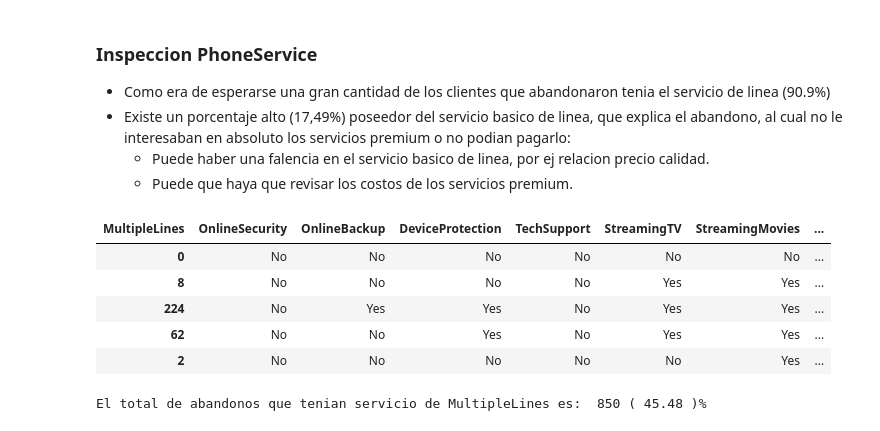
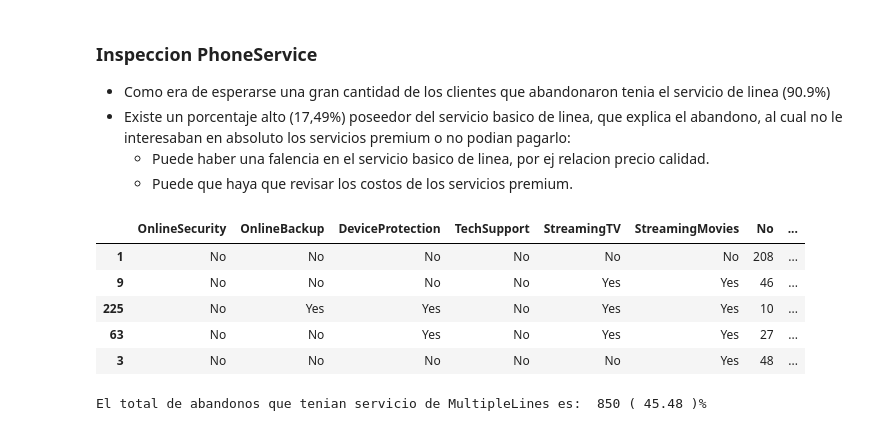
Before and after one commit to proserix/proyecto-telco-main, a Jupyter notebook: Notebooks/Analisis_EDA.ipynb, the cells around one changed output. Cells and saved outputs as stored; diff of their text form; code cells hidden in the pictures.

```diff
--- a/Notebooks/Analisis_EDA.ipynb
+++ b/Notebooks/Analisis_EDA.ipynb
@@ -19,7 +19,7 @@ import scipy.stats as stats
 pd.pandas.set_option('display.max_columns', None)
 # %%
 # cargamos el dataset
-data = pd.read_csv('Telco-Customer-Churn.csv',sep=",")
+data = pd.read_csv('../Telco-Customer-Churn.csv',sep=",")
 
 # filas y columnas de los datos
 print(data.shape)
@@ -840,6 +840,8 @@ sns.reset_defaults()
 # Vamos a realizar una funcion para poder cruzar informacion de servicio basico vs full a traves de una tabla dinamica
 
 def df_pivot(df,var_index, var_column,label_analisis,total_df):
+
+
     df=df.copy()
     df=df[df["Churn"]==1]
 
@@ -847,7 +849,15 @@ def df_pivot(df,var_index, var_column,label_analisis,total_df):
                       columns=var_column,
                       values="Churn",
                       aggfunc="count")
-    df=df.T
-    df.reset_index(inplace=True)
-    df["porc%"]=df[label_analisis]/total_df*100
-    return(df.sort_values(label_analisis,ascending=False))
+
+    # Resetamos el index
+    df.reset_index(drop=False,inplace=True)
+
+    # Transformamos a dataframe y resetamos el index nuevamente
+    df=pd.DataFrame(df.T)
+    df.reset_index(drop=False,inplace=True)
+
+    # Eliminamos la primer fila
+    df=df.drop(index=df.index[0])
+
+    return(df)
@@ -880,0 +864,4 @@ es decir un  30.0 %
+# %%
+# definimos variable de analisis y argumentos de la funcion
+label_analisis="Yes"
+total_df=df[df["Churn"]==1].shape[0]
@@ -885,14 +899,25 @@ es decir un  30.0 %
     - Puede haber una falencia en el servicio basico de linea, por ej relacion precio calidad.
     - Puede que haya que revisar los costos de los servicios premium.
 # %%
-df_ml=df_pivot(df,"MultipleLines",var_serv_premium,"Yes",df[df["Churn"]==1].shape[0])
+# Llamamos a la funcion
+df_ml=df_pivot(df,"MultipleLines",var_serv_premium,label_analisis,total_df)
+
+# Agregamos columna de porcentaje y ordenamos
+df_ml["porc%"]=df_ml[2]/total_df*100
+df_ml.sort_values(2,ascending=False,inplace=True)
+
+# Renombramos columnas
+dict_labels={0:"No", 1:"No phone service", 2:"Yes"}
+df_ml.rename(columns=dict_labels,inplace=True)
+
+# Desplegamos..
 df_ml.head(5)
 # %% [output]
-| MultipleLines | OnlineSecurity | OnlineBackup | DeviceProtection | TechSupport | StreamingTV | StreamingMovies | ... |
-| 0 | No | No | No | No | No | No | ... |
-| 8 | No | No | No | No | Yes | Yes | ... |
-| 224 | No | Yes | Yes | No | Yes | Yes | ... |
-| 62 | No | No | Yes | No | Yes | Yes | ... |
-| 2 | No | No | No | No | No | Yes | ... |
+|  | OnlineSecurity | OnlineBackup | DeviceProtection | TechSupport | StreamingTV | StreamingMovies | No | ... |
+| 1 | No | No | No | No | No | No | 208 | ... |
+| 9 | No | No | No | No | Yes | Yes | 46 | ... |
+| 225 | No | Yes | Yes | No | Yes | Yes | 10 | ... |
+| 63 | No | No | Yes | No | Yes | Yes | 27 | ... |
+| 3 | No | No | No | No | No | Yes | 48 | ... |
 # %%
 print("El total de abandonos que tenian servicio de MultipleLines es: ",
```
Also changed, not shown: parts of 22 cells of this notebook.
